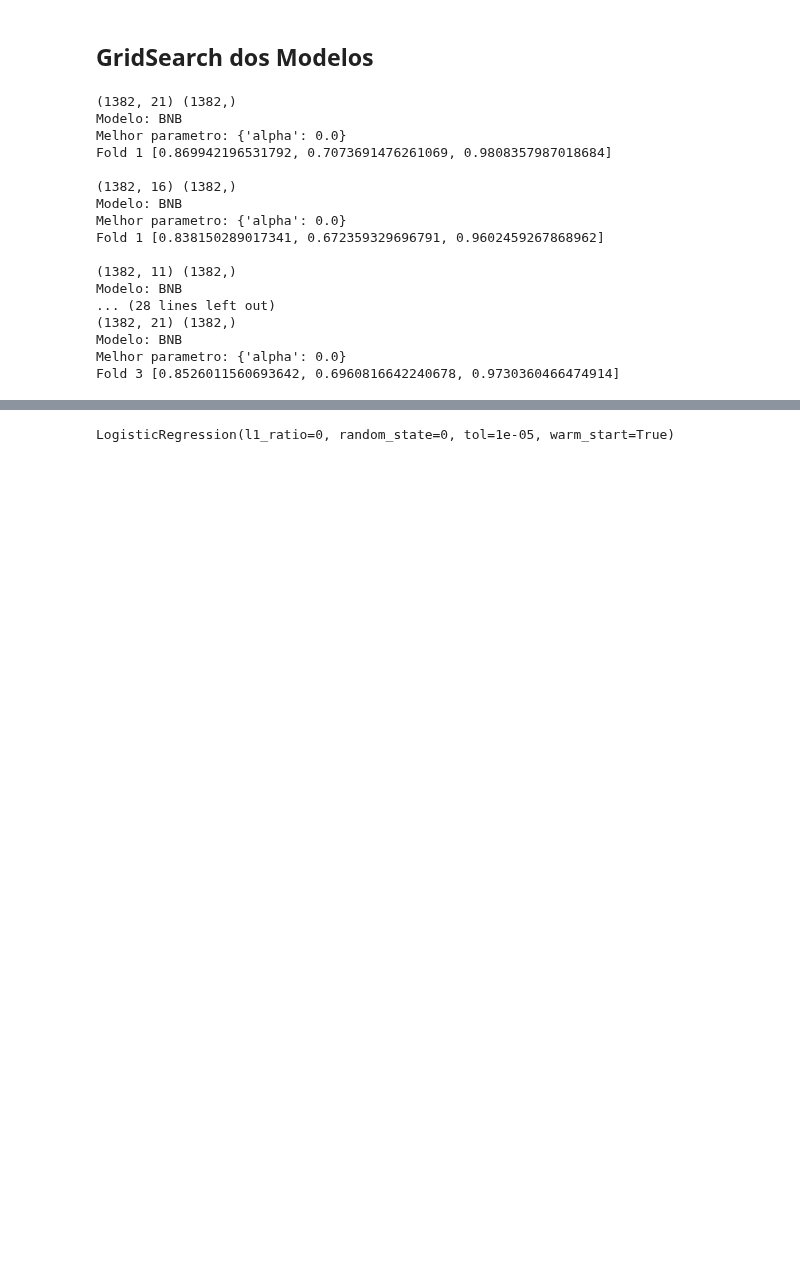
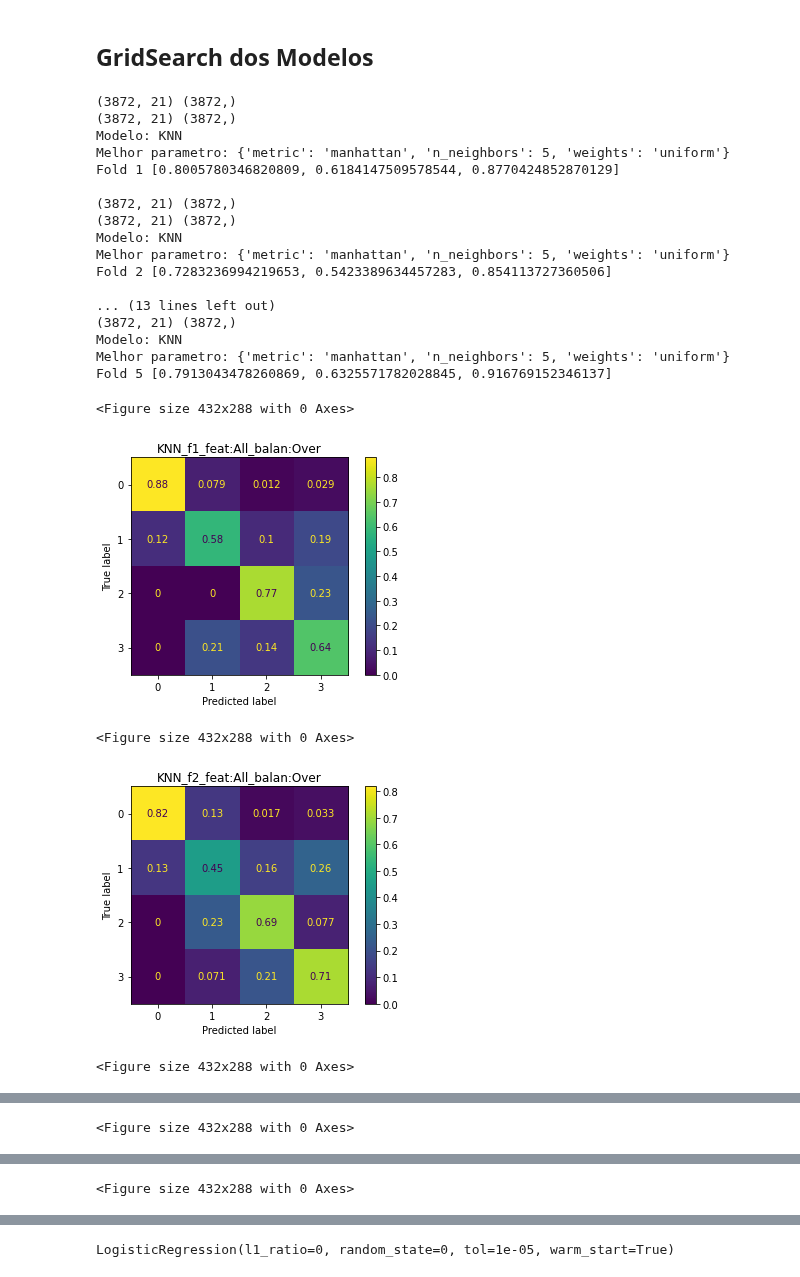
Before and after one commit to lucas-fpaiva/AnalisePred-PES, a Jupyter notebook: Projeto/car_eval/classifier_car.ipynb, the cells around one changed output, grey strips where cells are left out. Cells and saved outputs as stored; diff of their text form; code cells hidden in the pictures; blank space fills up the shorter version.

```diff
--- a/Projeto/car_eval/classifier_car.ipynb
+++ b/Projeto/car_eval/classifier_car.ipynb
@@ -228,15 +230,23 @@ def select_feat(x_treino,y_treino,model,n,features):
   return best_feats
 
 
-def balan_func(treino,balan_name):
+from imblearn.over_sampling import SMOTE
+def balan_func(X, y,balan_name):
+  #['No','Sub', 'Over', 'Hybrid']
+  if balan_name == 'No':
+    x_treino, y_treino = treino[features],treino['class']
 
-  if balan_name == 'No':
+  elif balan_name == 'Sub': ## Falta atualizar
+    x_treino, y_treino = treino[features],treino['class']
 
-    treino_balan=treino
-  else: ## Falta atualizar
-    treino_balan=treino
+  elif balan_name == 'Over': ## Falta atualizar
+    x_treino, y_treino = SMOTE().fit_resample(X, y)
+    print(x_treino.shape,y_treino.shape)
 
-  return treino_balan
+  elif balan_name == 'Hybrid': ## Falta atualizar
+    x_treino, y_treino = treino[features],treino['class']
+
+  return x_treino, y_treino
 # %% [markdown]
 ## Lendo o Dataset
 # %%
@@ -266,9 +276,9 @@ data.head()
 ## GridSearch dos Modelos
 # %%
 data_results = pd.DataFrame([],columns=['Acurácia', 'F1-Score', 'ROC-AUC', 'Fold','Modelo','Parâmetros',"Balanceamento","N_feat","Features"])
-models = ["BNB"]#["KNN", "RL", "BNB", "DT", "PMC",  "RF", "GB"] #"KNN",
-balances = ['No']#['No','Sub', 'Over', 'Hybrid']
-n_features = ["All",16,11,6]#"All",
+models = ["KNN"]#["KNN", "RL", "BNB", "DT", "PMC",  "RF", "GB"] #"KNN",
+balances = ['Over']#['No','Sub', 'Over', 'Hybrid']
+n_features = ["All"]#["All",16,11,6]#"All",
 
 for name_model in models:
   results = []
@@ -285,11 +295,12 @@ for name_model in models:
 
     for balan in balances:
 
-      treino = balan_func(data[data.fold!=k],balan) #retorna o banco de dados de treino balanceado
+      treino = data[data.fold!=k] #retorna o banco de dados de treino balanceado
 
       #separação features e classes
-      x_treino = treino[features]
-      y_treino = treino['class']
+      x_treino, y_treino = balan_func(treino[features],treino['class'],balan)
+
+
 
       # Econtrando os melhores hiper parâmetros
       b_model, best_parameters = grid_best_model(model=name_model, grid=grid)
@@ -301,7 +312,7 @@ for name_model in models:
         best_feat = select_feat(x_treino,y_treino,model,n_feat,features)
 
         #atualizando o treino com as features escolhidas
-        x_treino = treino[best_feat]
+        x_treino =x_treino[best_feat]
 
         #definindo o x de teste a partir das features selecionadas
         x_teste = teste[best_feat]
@@ -318,45 +329,50 @@ for name_model in models:
 
         print("Modelo:", name_model)
         print("Melhor parametro:", best_parameters)
         print("Fold", k, metrics(y_teste.values, y_pred, y_pred_prob))
         print('')
         plt.figure();
         plot_confusion_matrix(model, x_teste, y_teste, normalize='true');
         plt.title(name_model+'_f'+ str(k)+'_feat:'+str(n_feat)+'_balan:'+balan);
         #plt.savefig('/content/drive/MyDrive/AnalisePred_I/confusion_matrix_plus/'+ name_model+'_f'+ str(k) +'.pdf', format="pdf", dpi=1000, bbox_inches="tight");
         # plt.close();
 
         #del model
 
 
         result = metrics(y_teste, y_pred, y_pred_prob)
         result.append(k)
         result.append(name_model)
         result.append(best_parameters)
 
         result.append(balan)
         result.append(len(best_feat))
         result.append(best_feat)
         results.append(result)
 
 
   data_results = pd.concat([data_results, pd.DataFrame(results,columns=['Acurácia', 'F1-Score', 'ROC-AUC', 'Fold','Modelo','Parâmetros','Balanceamento',"N_feat","Features"])])
   #data_results.to_csv('/content/drive/MyDrive/AnalisePred_I/Car_results_plus'+ name_model + '.csv')
 # %% [output]
-(1382, 21) (1382,)
-Modelo: BNB
-Melhor parametro: {'alpha': 0.0}
-Fold 1 [0.869942196531792, 0.7073691476261069, 0.9808357987018684]
+(3872, 21) (3872,)
+(3872, 21) (3872,)
+Modelo: KNN
+Melhor parametro: {'metric': 'manhattan', 'n_neighbors': 5, 'weights': 'uniform'}
+Fold 1 [0.8005780346820809, 0.6184147509578544, 0.8770424852870129]
 
-(1382, 16) (1382,)
-Modelo: BNB
-Melhor parametro: {'alpha': 0.0}
-Fold 1 [0.838150289017341, 0.672359329696791, 0.9602459267868962]
+(3872, 21) (3872,)
+(3872, 21) (3872,)
+Modelo: KNN
+Melhor parametro: {'metric': 'manhattan', 'n_neighbors': 5, 'weights': 'uniform'}
+Fold 2 [0.7283236994219653, 0.5423389634457283, 0.854113727360506]
 
-(1382, 11) (1382,)
-Modelo: BNB
-... (28 lines left out)
-(1382, 21) (1382,)
-Modelo: BNB
-Melhor parametro: {'alpha': 0.0}
-Fold 3 [0.8526011560693642, 0.6960816642240678, 0.9730360466474914]
+... (13 lines left out)
+(3872, 21) (3872,)
+Modelo: KNN
+Melhor parametro: {'metric': 'manhattan', 'n_neighbors': 5, 'weights': 'uniform'}
+Fold 5 [0.7913043478260869, 0.6325571782028845, 0.916769152346137]
+<Figure size 432x288 with 0 Axes>
+[figure, added]
+<Figure size 432x288 with 0 Axes>
+[figure, added]
+<Figure size 432x288 with 0 Axes>
@@ -362,0 +380 @@ Fold 3 [0.8526011560693642, 0.6960816642240678, 0.9730360466474914]
+<Figure size 432x288 with 0 Axes>
@@ -362,0 +382 @@ Fold 3 [0.8526011560693642, 0.6960816642240678, 0.9730360466474914]
+<Figure size 432x288 with 0 Axes>
```
Also changed, not shown: parts of 2 cells of this notebook.
